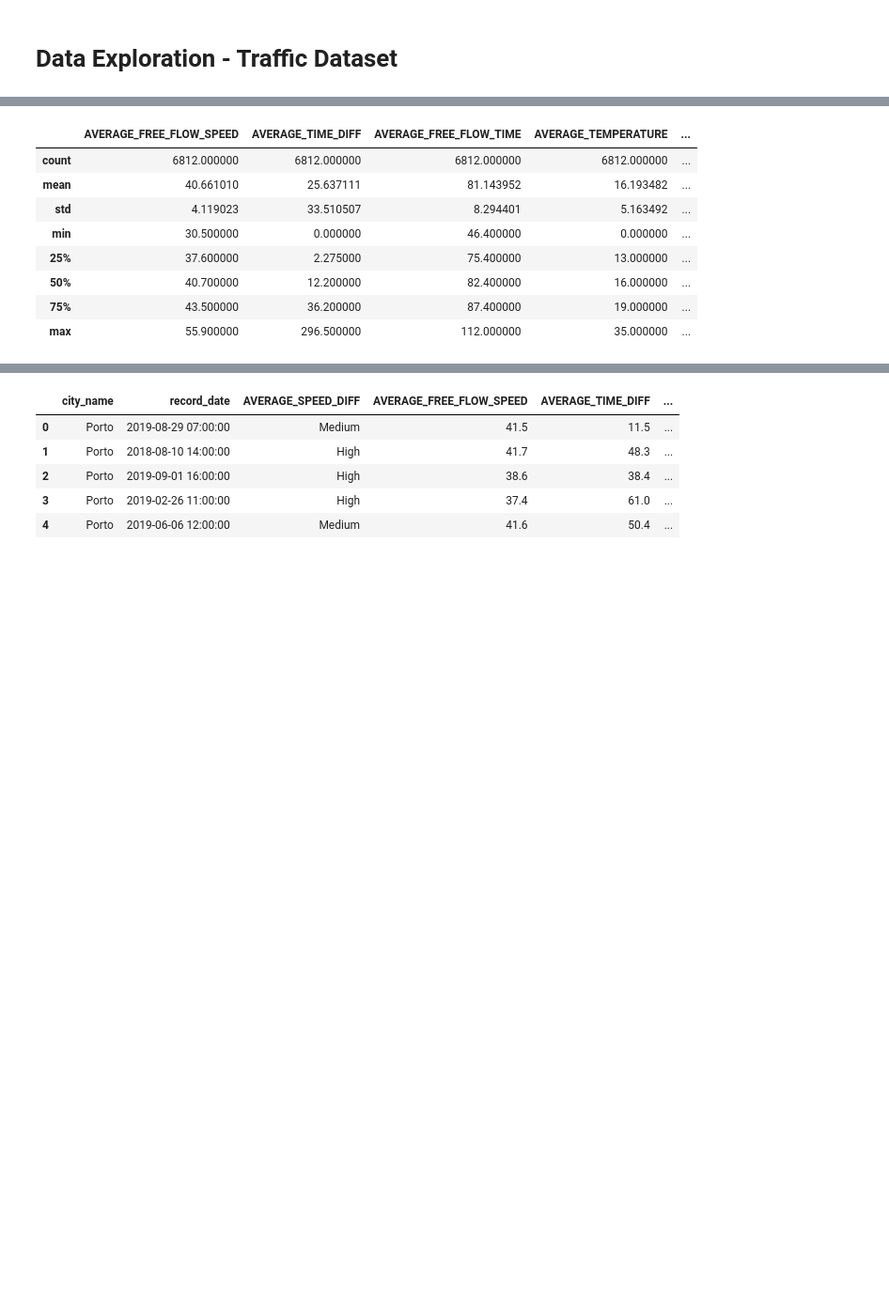
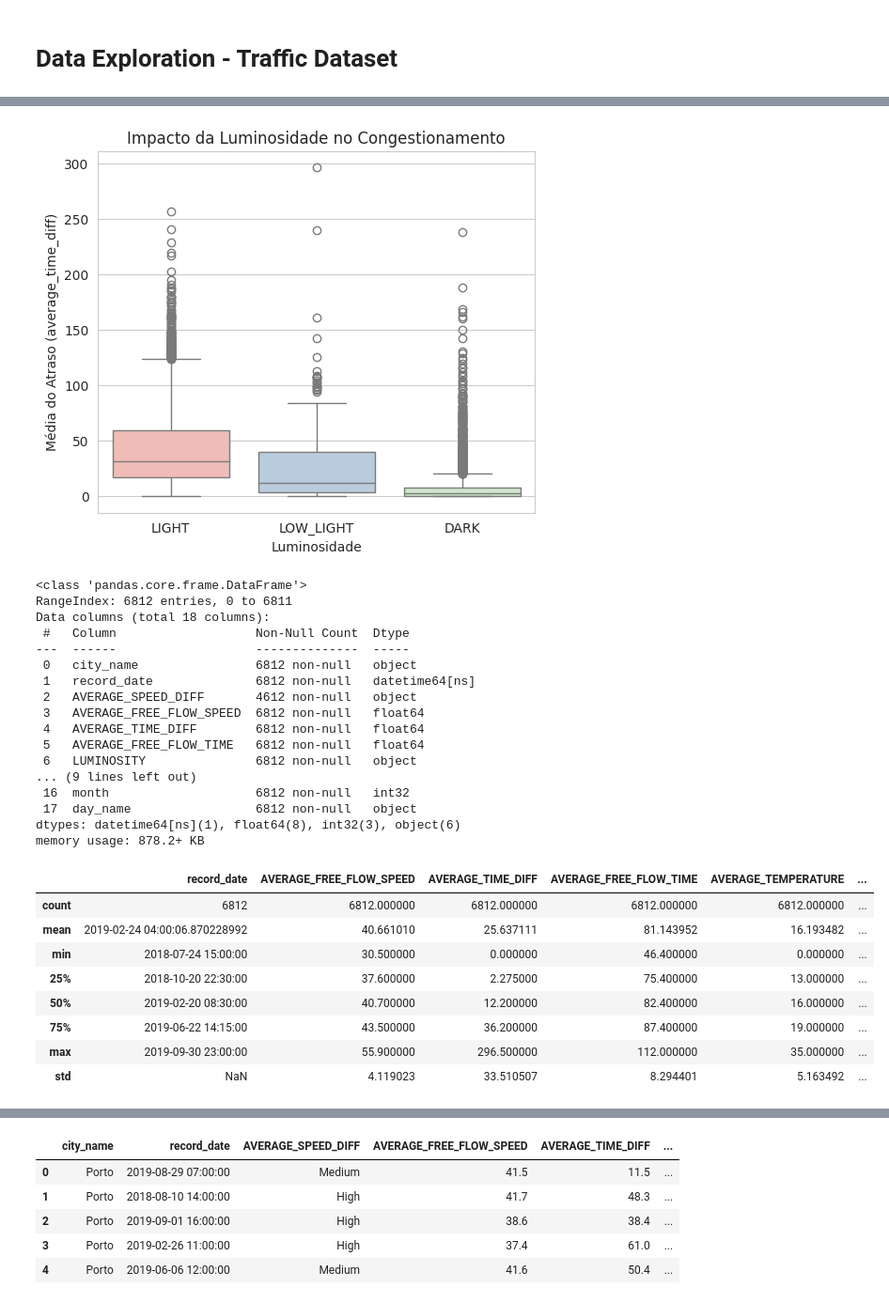
Before and after one commit to zeeesoares/daa-nt, a Jupyter notebook: notebooks/data_exploration/DataExploration.ipynb, the cells around one changed output, grey strips where cells are left out. Shown at 94% size. Drawn from its saved outputs; the diff is of its cells as text; code cells hidden in the pictures; blank space fills up the shorter version.

```diff
--- a/notebooks/data_exploration/DataExploration.ipynb
+++ b/notebooks/data_exploration/DataExploration.ipynb
@@ -30,4 +96,37 @@ traffic_train.head()
 # %%
+# Gráfico LUMINUSIDADE
+
+plt.figure(figsize=(6, 5))
+sns.boxplot(x='LUMINOSITY', y='AVERAGE_TIME_DIFF', data=traffic_train, palette="Pastel1")
+plt.title('Impacto da Luminosidade no Congestionamento')
+plt.xlabel('Luminosidade')
+plt.ylabel('Média do Atraso (average_time_diff)')
+plt.show()
+
+# Gráfico TEMPERATURA
+
+#bins = [-np.inf, 10, 18, 25, np.inf]
+#labels = ['1. Frio (< 10°C)', '2. Ameno (10-18°C)', '3. Confortável (18-25°C)', '4. Quente (> 25°C)']
+
+# Criar a nova coluna categórica
+#traffic_train['temp_group'] = pd.cut(
+ #   traffic_train['AVERAGE_TEMPERATURE'],
+ #   bins=bins,
+ #   labels=labels,
+ #   right=False,  # Incluir o limite inferior (e.g., 10 <= x < 18)
+ #   include_lowest=True
+#)
+
+#traffic_train = traffic_train.dropna(subset=['temp_group'])
+
+#plt.figure(figsize=(12, 5))
+#sns.boxplot(x='temp_group', y='AVERAGE_TIME_DIFF', data=traffic_train, palette="Pastel1")
+#plt.title('Impacto da Temperatura no Congestionamento')
+#plt.xlabel('Temperatura')
+#plt.ylabel('Média do Atraso (average_time_diff)')
+#plt.show()
+
+
 traffic_train.info()
 traffic_train.describe()
 # %% [output]
@@ -51,12 +136,30 @@ memory usage: 745.2+ KB
+[figure, added]
+<class 'pandas.core.frame.DataFrame'>
+RangeIndex: 6812 entries, 0 to 6811
+Data columns (total 18 columns):
+ #   Column                   Non-Null Count  Dtype
+---  ------                   --------------  -----
+ 0   city_name                6812 non-null   object
+ 1   record_date              6812 non-null   datetime64[ns]
+ 2   AVERAGE_SPEED_DIFF       4612 non-null   object
+ 3   AVERAGE_FREE_FLOW_SPEED  6812 non-null   float64
+ 4   AVERAGE_TIME_DIFF        6812 non-null   float64
+ 5   AVERAGE_FREE_FLOW_TIME   6812 non-null   float64
+ 6   LUMINOSITY               6812 non-null   object
+... (9 lines left out)
+ 16  month                    6812 non-null   int32
+ 17  day_name                 6812 non-null   object
+dtypes: datetime64[ns](1), float64(8), int32(3), object(6)
+memory usage: 878.2+ KB
-|  | AVERAGE_FREE_FLOW_SPEED | AVERAGE_TIME_DIFF | AVERAGE_FREE_FLOW_TIME | AVERAGE_TEMPERATURE | ... |
-| count | 6812.000000 | 6812.000000 | 6812.000000 | 6812.000000 | ... |
-| mean | 40.661010 | 25.637111 | 81.143952 | 16.193482 | ... |
-| std | 4.119023 | 33.510507 | 8.294401 | 5.163492 | ... |
-| min | 30.500000 | 0.000000 | 46.400000 | 0.000000 | ... |
-| 25% | 37.600000 | 2.275000 | 75.400000 | 13.000000 | ... |
-| 50% | 40.700000 | 12.200000 | 82.400000 | 16.000000 | ... |
-| 75% | 43.500000 | 36.200000 | 87.400000 | 19.000000 | ... |
-| max | 55.900000 | 296.500000 | 112.000000 | 35.000000 | ... |
+|  | record_date | AVERAGE_FREE_FLOW_SPEED | AVERAGE_TIME_DIFF | AVERAGE_FREE_FLOW_TIME | AVERAGE_TEMPERATURE | ... |
+| count | 6812 | 6812.000000 | 6812.000000 | 6812.000000 | 6812.000000 | ... |
+| mean | 2019-02-24 04:00:06.870228992 | 40.661010 | 25.637111 | 81.143952 | 16.193482 | ... |
+| min | 2018-07-24 15:00:00 | 30.500000 | 0.000000 | 46.400000 | 0.000000 | ... |
+| 25% | 2018-10-20 22:30:00 | 37.600000 | 2.275000 | 75.400000 | 13.000000 | ... |
+| 50% | 2019-02-20 08:30:00 | 40.700000 | 12.200000 | 82.400000 | 16.000000 | ... |
+| 75% | 2019-06-22 14:15:00 | 43.500000 | 36.200000 | 87.400000 | 19.000000 | ... |
+| max | 2019-09-30 23:00:00 | 55.900000 | 296.500000 | 112.000000 | 35.000000 | ... |
+| std | NaN | 4.119023 | 33.510507 | 8.294401 | 5.163492 | ... |
 # %%
 traffic_train.isna().sum()
 # %% [output]
```
Also changed, not shown: parts of 7 cells of this notebook.
